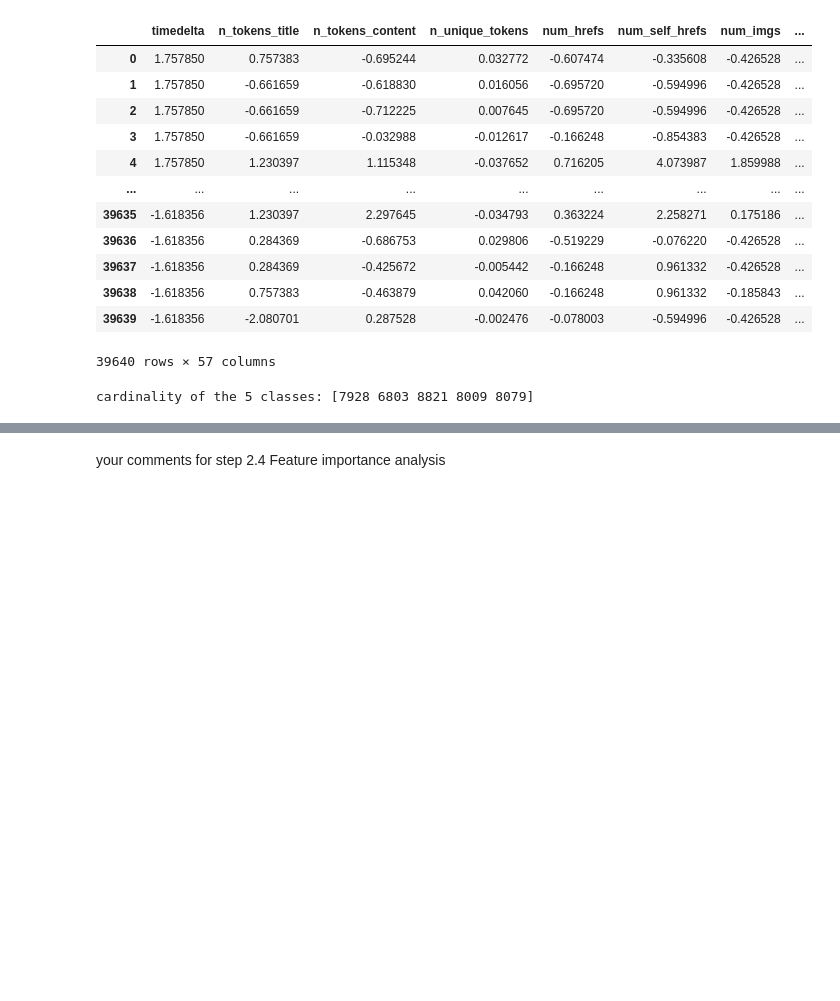
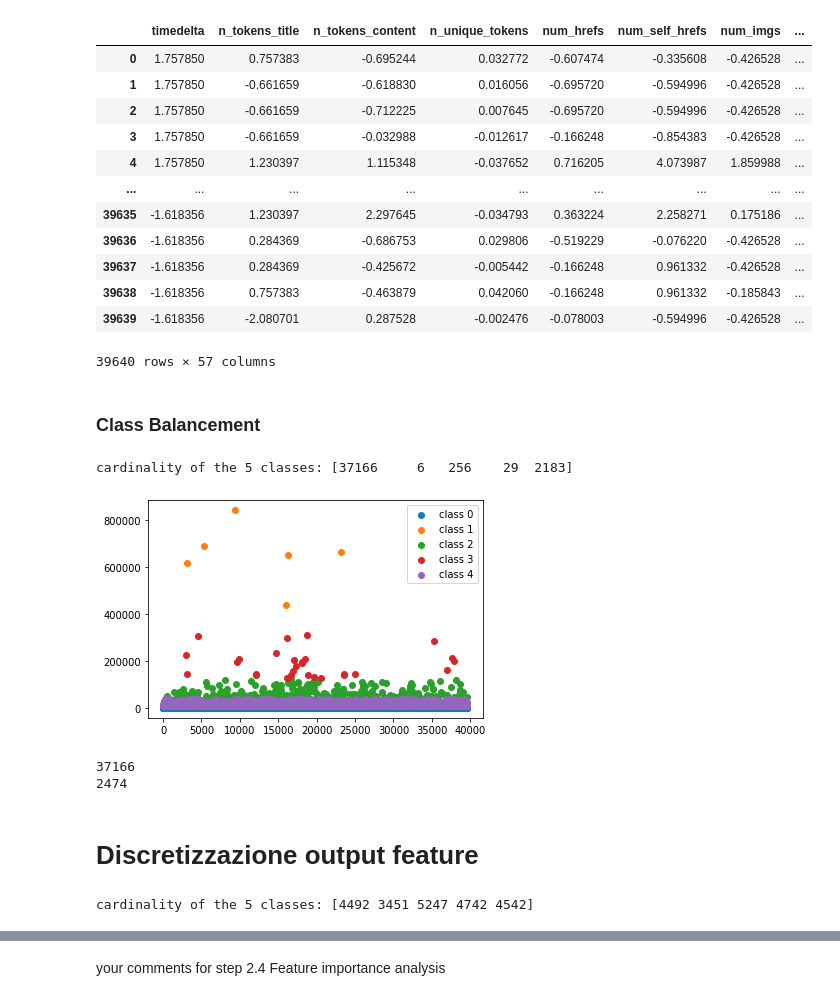
Before and after one commit to SofiaTorchia/ML-challenge, a Jupyter notebook: ML_Challenge_21-22.ipynb, the cells around one changed output, grey strips where cells are left out. Drawn from its saved outputs; the diff is of its cells as text; code cells hidden in the pictures; blank space fills up the shorter version.

Commit message:
Better class balancement

```diff
--- a/ML_Challenge_21-22.ipynb
+++ b/ML_Challenge_21-22.ipynb
@@ -284,3 +282,26 @@ data_scaled
 | 39638 | -1.618356 | 0.757383 | -0.463879 | 0.042060 | -0.166248 | 0.961332 | -0.185843 | ... |
 | 39639 | -1.618356 | -2.080701 | 0.287528 | -0.002476 | -0.078003 | -0.594996 | -0.426528 | ... |
 39640 rows × 57 columns
+# %% [markdown]
+### Class Balancement
+# %%
+from sklearn.cluster import KMeans
+
+num_classes = 5
+clf = KMeans(num_classes)
+X = np.array(data_scaled.shares).reshape(-1,1)
+kmeans = clf.fit(X)
+prediction = kmeans.predict(X)
+# %%
+u,c = np.unique(prediction,return_counts=True)
+print(f'cardinality of the 5 classes: {c}')
+# %% [output]
+cardinality of the 5 classes: [37166     6   256    29  2183]
+# %%
+for i in range(num_classes):
+    index = np.where(prediction == i)
+    plt.scatter(index[0],data.shares[index[0]],label = f'class {i}')
+plt.legend()
+plt.show()
+# %% [output]
+[figure, added]
@@ -286,0 +310,9 @@ data_scaled
+# %%
+index_maj_class = np.where(prediction == np.where(c == c.max())[0][0])[0]
+data_majority = data.loc[index_maj_class]
+data_minority = data.drop(index = index_maj_class)
+print(data_majority.shape[0])
+print(data_minority.shape[0])
+# %% [output]
+37166
+2474
@@ -287,16 +322,18 @@ data_scaled
+# %% [markdown]
+# Discretizzazione output feature
 # %%
 # creo le 5 classi a partire dal dataset scalato
 
 import numpy as np
 from sklearn import preprocessing
 
-y_undiscretized = np.array(data_scaled.shares).reshape(-1,1) ###
+y_undiscretized = np.array(data_resampled.shares).reshape(-1,1) ###
 enc = preprocessing.KBinsDiscretizer(n_bins=5, encode='ordinal',strategy='quantile').fit(y_undiscretized)
 y_discretized = enc.transform(y_undiscretized)
 u,c = np.unique(y_discretized,return_counts=True)
 print(f'cardinality of the 5 classes: {c}')
 # %% [output]
-cardinality of the 5 classes: [7928 6803 8821 8009 8079]
+cardinality of the 5 classes: [4492 3451 5247 4742 4542]
 # %%
 # creo training e testing set per feature importance
 
```
Also changed, not shown: parts of 17 cells of this notebook.
